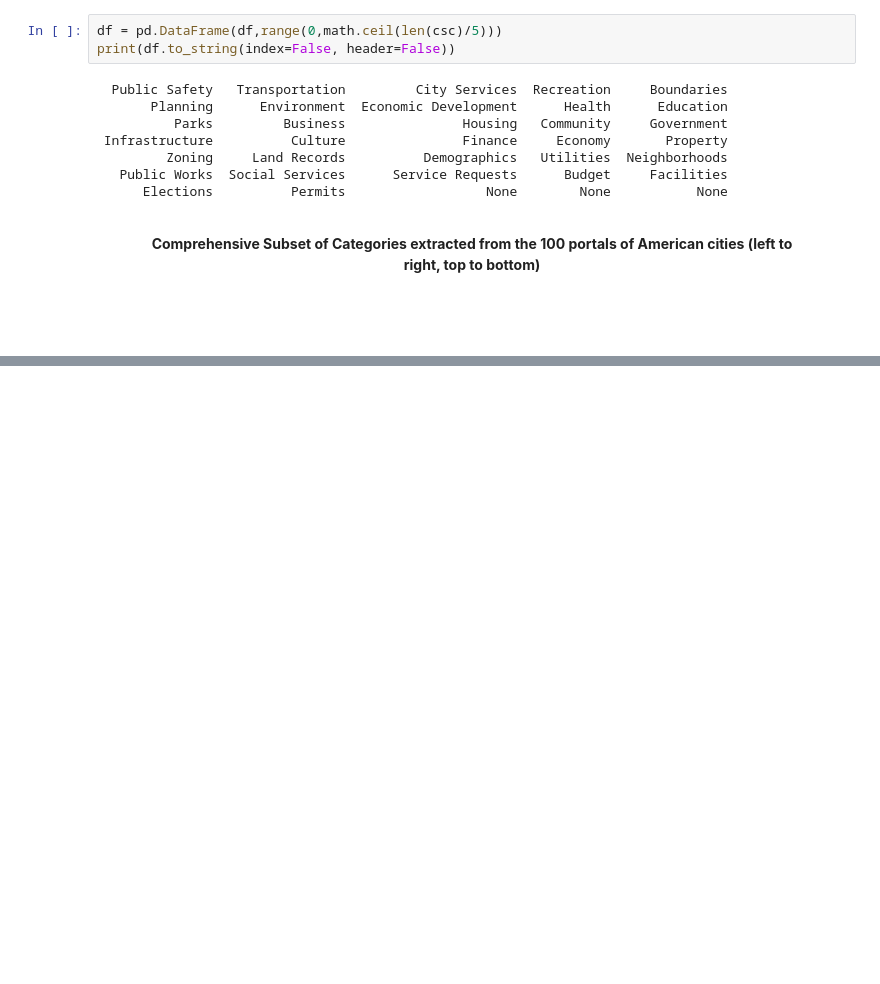
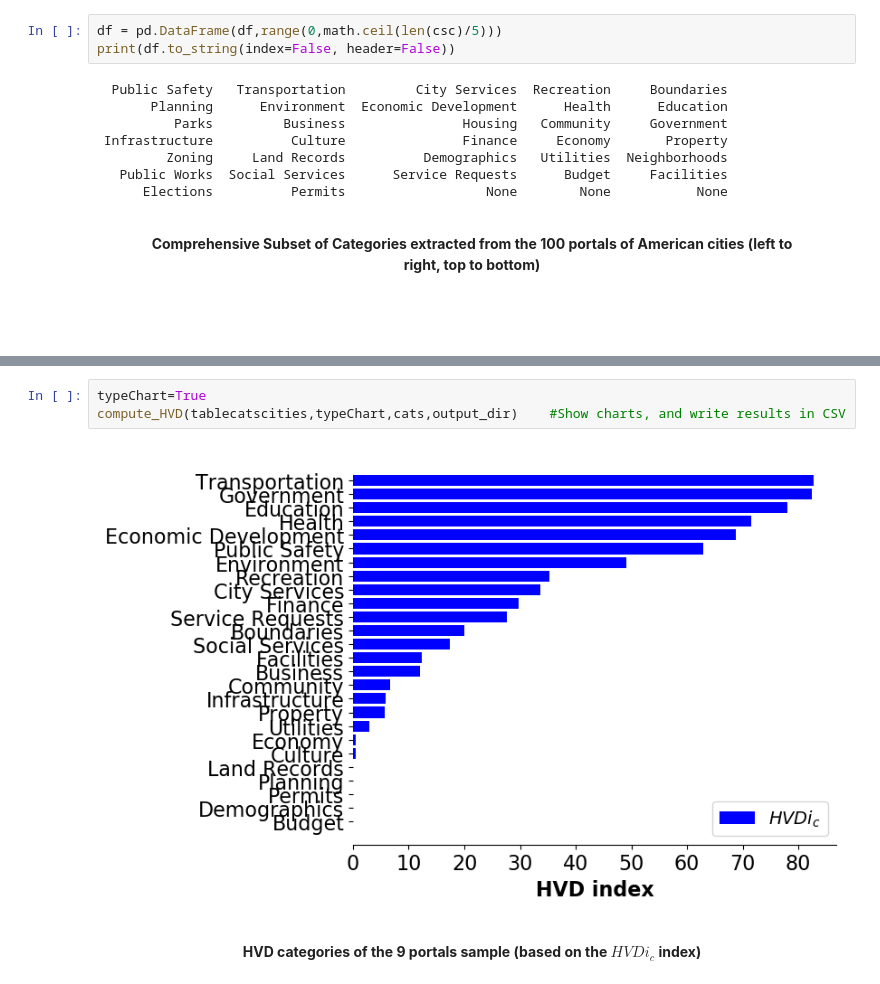
Before and after one commit to aq-code/HVD_open_data_portals, a Jupyter notebook: code/US_HVD_Report.ipynb, the cells around one changed output, grey strips where cells are left out. Cells and saved outputs as stored; diff of their text form; blank space fills up the shorter version.

```diff
--- a/code/US_HVD_Report.ipynb
+++ b/code/US_HVD_Report.ipynb
@@ -244,0 +284,9 @@ HVD=True            # True to compute HVD and print results into charts and tabl
+# %%
+typeChart=True
+compute_HVD(tablecatscities,typeChart,cats,output_dir)    #Show charts, and write results in CSV
+# %% [output]
+[figure, added]
+# %% [markdown]
+<figure>
+<figcaption align = "center" > <b> HVD categories of the 9 portals sample (based on the $HVDi_c$ index) </b></figcaption>
+</figure>
```
Also changed, not shown: parts of 11 cells of this notebook.
